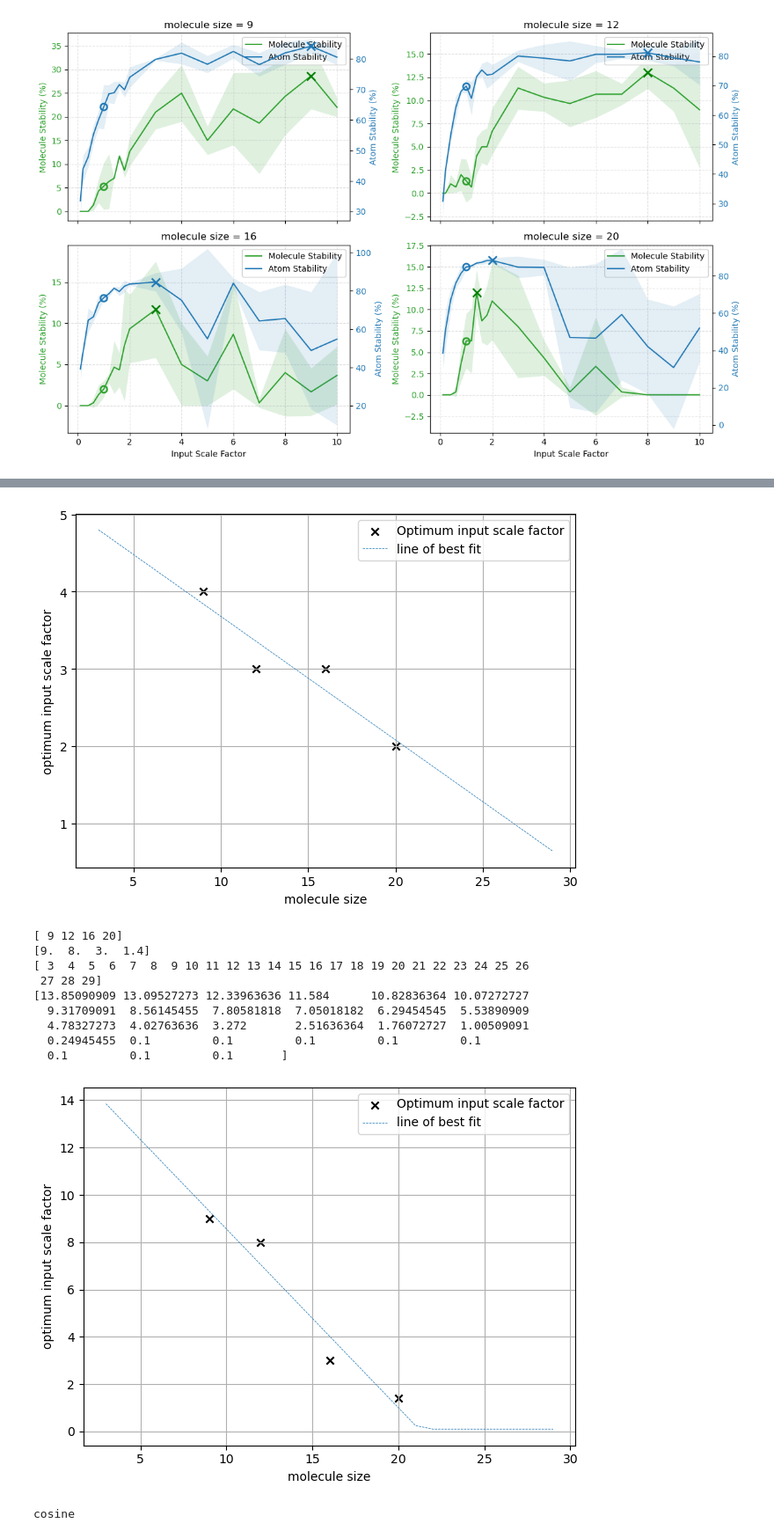
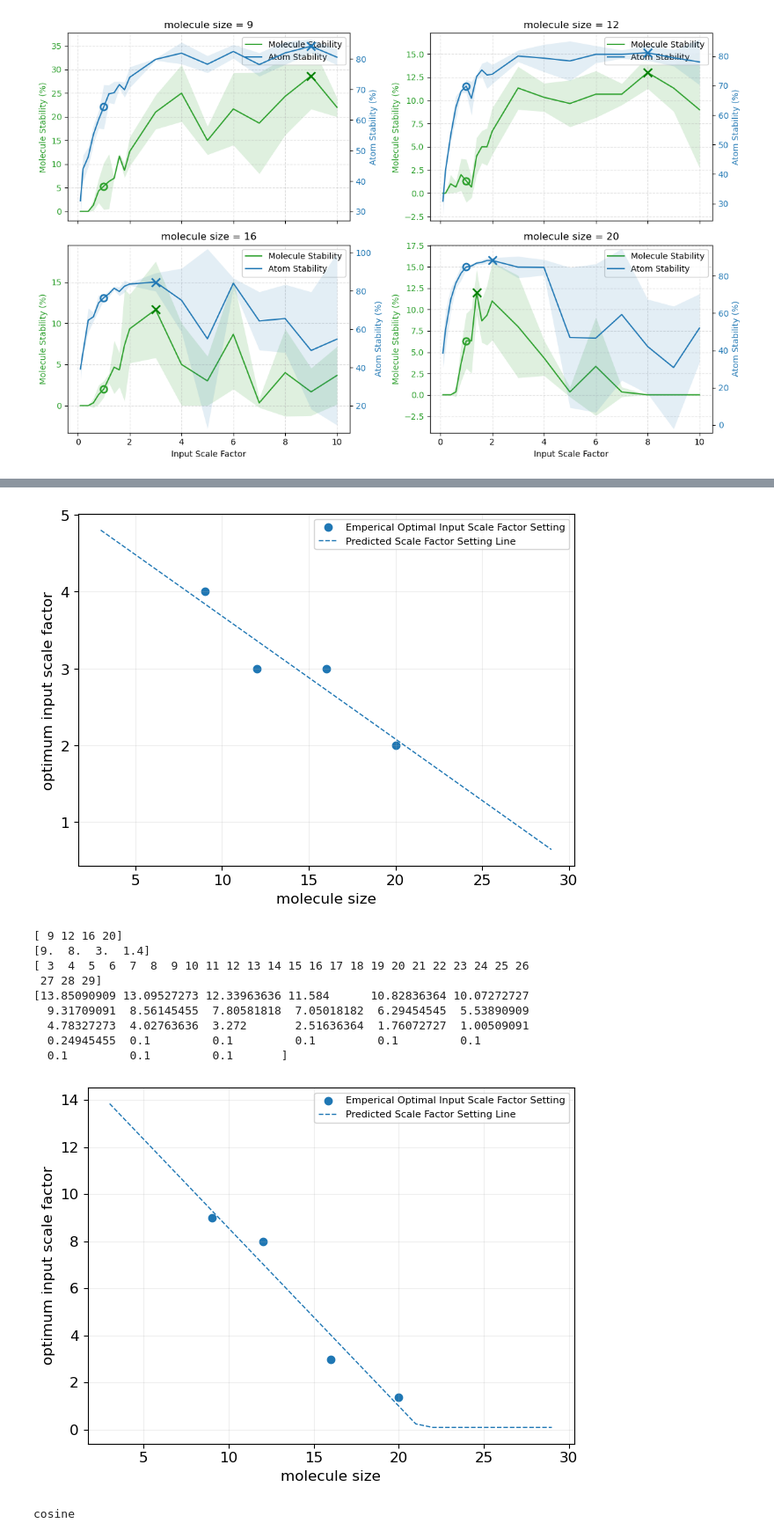
Before and after one commit to thelikhit/e3_diffusion_for_molecules, a Jupyter notebook: plots_rq1.ipynb, the cells around one changed output, grey strips where cells are left out. Shown: that part at 88% size. Drawn from its saved outputs; the diff is of its cells as text; code cells hidden in the pictures.

Commit message:
plots

```diff
--- a/plots_rq1.ipynb
+++ b/plots_rq1.ipynb
@@ -159,38 +159,38 @@ for schedule, sub in opt_df.groupby("diffusion_noise_schedule"):
     x_fit = np.arange(3, 30, 1)
     y_fit = curve(x_fit)
     y_fit = np.clip(y_fit, min=0.1)
 
     print(x_fit)
     print(y_fit)
 
     plt.figure()
-    plt.scatter(x, y, color="black", label="Optimum input scale factor", marker='x')
-    plt.plot(x_fit, y_fit, linestyle="--", label="line of best fit", linewidth=0.5)
+    plt.scatter(x, y, label="Emperical Optimal Input Scale Factor Setting")
+    plt.plot(x_fit, y_fit, linestyle="--", label="Predicted Scale Factor Setting Line", linewidth=1.0)
 
     plt.xlabel("molecule size")
     plt.ylabel("optimum input scale factor")
     plt.legend()
-    plt.grid(True)
+    plt.grid(True, alpha=0.2)
     plt.tight_layout()
     plt.show()
 # %% [output]
 [ 9 12 16 20]
 [4. 3. 3. 2.]
 [ 3  4  5  6  7  8  9 10 11 12 13 14 15 16 17 18 19 20 21 22 23 24 25 26
  27 28 29]
 [4.8  4.64 4.48 4.32 4.16 4.   3.84 3.68 3.52 3.36 3.2  3.04 2.88 2.72
  2.56 2.4  2.24 2.08 1.92 1.76 1.6  1.44 1.28 1.12 0.96 0.8  0.64]
-[figure, old version]
+[figure, new version]
 [ 9 12 16 20]
 [9.  8.  3.  1.4]
 [ 3  4  5  6  7  8  9 10 11 12 13 14 15 16 17 18 19 20 21 22 23 24 25 26
  27 28 29]
 [13.85090909 13.09527273 12.33963636 11.584      10.82836364 10.07272727
   9.31709091  8.56145455  7.80581818  7.05018182  6.29454545  5.53890909
   4.78327273  4.02763636  3.272       2.51636364  1.76072727  1.00509091
   0.24945455  0.1         0.1         0.1         0.1         0.1
   0.1         0.1         0.1       ]
-[figure, old version]
+[figure, new version]
 # %%
 import numpy as np
 import pandas as pd
```
Also changed, not shown: 2 other files.
